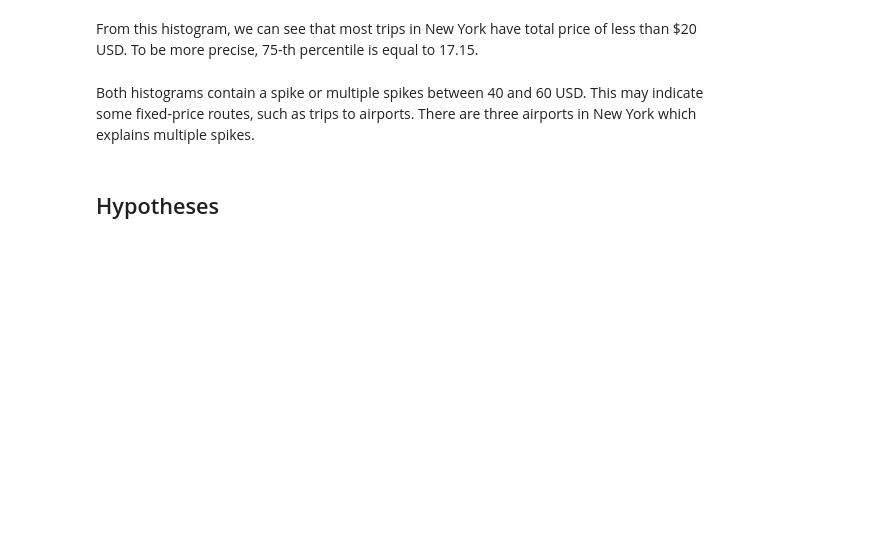
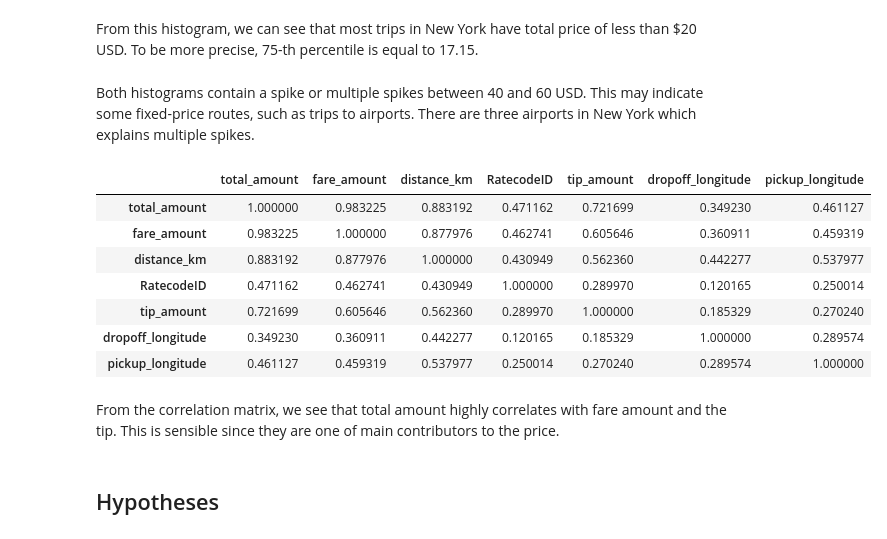
Before and after one commit to t3ch123/reimagined-computing-machine, a Jupyter notebook: notebook.ipynb, the cells around one changed output. Drawn from its saved outputs; the diff is of its cells as text; code cells hidden in the pictures; blank space fills up the shorter version.

Commit message:
Add correlation matrices

```diff
--- a/notebook.ipynb
+++ b/notebook.ipynb
@@ -128,6 +128,19 @@ Text(0.5, 0, 'Total Amount USD')
 From this histogram, we can see that most trips in New York have total price of less than $20 USD. To be more precise, 75-th percentile is equal to 17.15.
 # %% [markdown]
 Both histograms contain a spike or multiple spikes between 40 and 60 USD. This may indicate some fixed-price routes, such as trips to airports. There are three airports in New York which explains multiple spikes.
+# %%
+df_data[["total_amount", "fare_amount", "RatecodeID", "tip_amount", "dropoff_longitude", "pickup_longitude"]].corr()
+# %% [output]
+|  | total_amount | fare_amount | distance_km | RatecodeID | tip_amount | dropoff_longitude | pickup_longitude |
+| total_amount | 1.000000 | 0.983225 | 0.883192 | 0.471162 | 0.721699 | 0.349230 | 0.461127 |
+| fare_amount | 0.983225 | 1.000000 | 0.877976 | 0.462741 | 0.605646 | 0.360911 | 0.459319 |
+| distance_km | 0.883192 | 0.877976 | 1.000000 | 0.430949 | 0.562360 | 0.442277 | 0.537977 |
+| RatecodeID | 0.471162 | 0.462741 | 0.430949 | 1.000000 | 0.289970 | 0.120165 | 0.250014 |
+| tip_amount | 0.721699 | 0.605646 | 0.562360 | 0.289970 | 1.000000 | 0.185329 | 0.270240 |
+| dropoff_longitude | 0.349230 | 0.360911 | 0.442277 | 0.120165 | 0.185329 | 1.000000 | 0.289574 |
+| pickup_longitude | 0.461127 | 0.459319 | 0.537977 | 0.250014 | 0.270240 | 0.289574 | 1.000000 |
+# %% [markdown]
+From the correlation matrix, we see that total amount highly correlates with fare amount and the tip. This is sensible since they are one of main contributors to the price.
 # %% [markdown]
 ## Hypotheses
 # %% [markdown]
```
Also changed, not shown: parts of 11 cells of this notebook.
